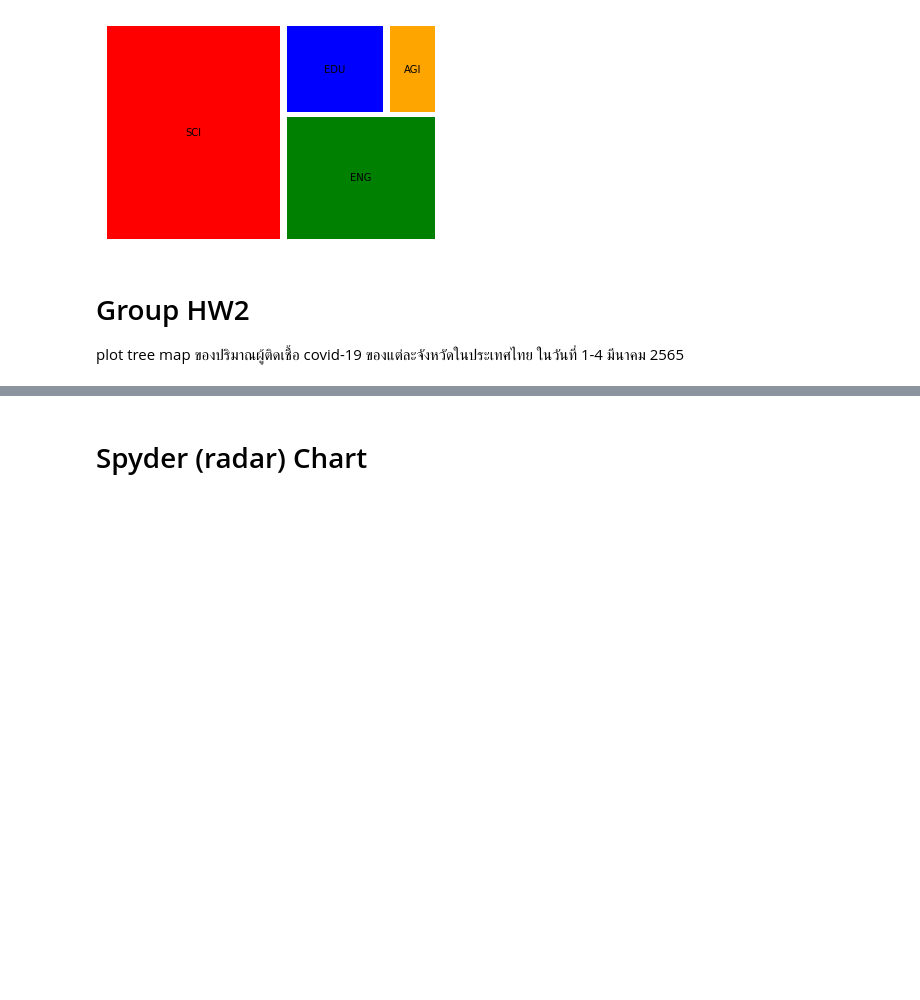
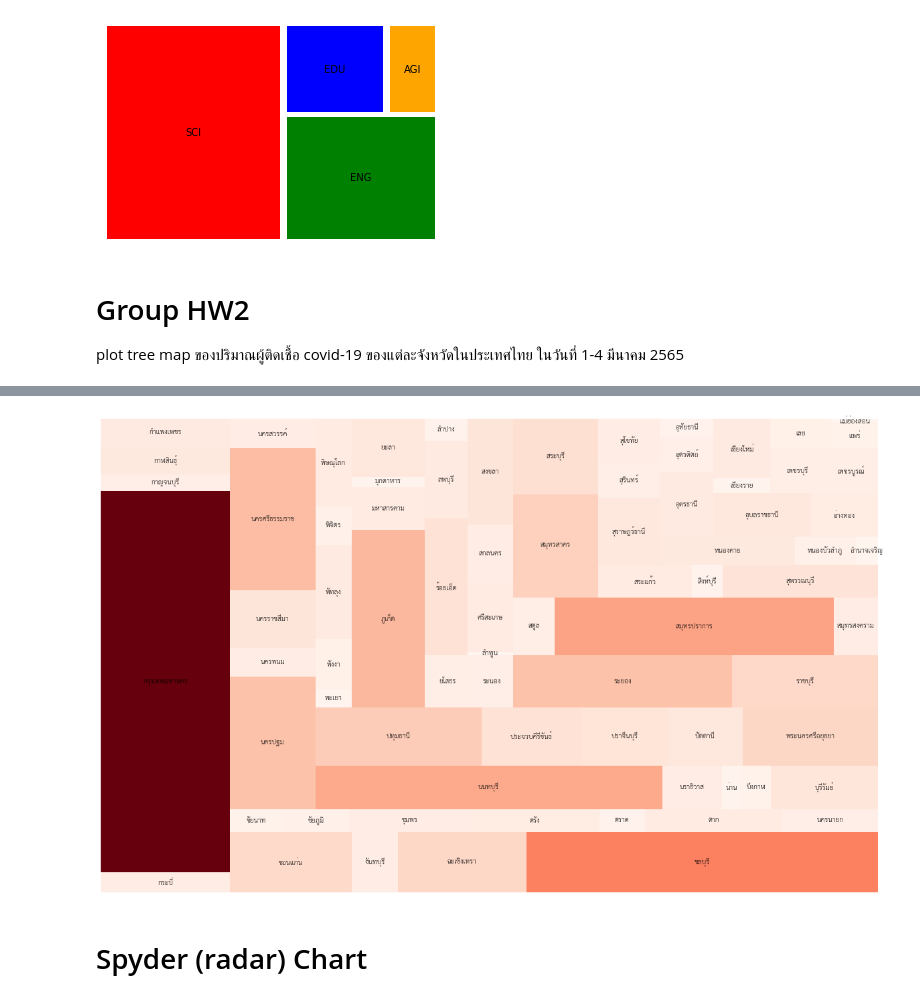
Before and after one commit to jittakorn-ch/data_viz_2022, a Jupyter notebook: DataViz04_Data_Comparison_(PCA).ipynb, the cells around one changed output, grey strips where cells are left out. Saved outputs shown, nothing was run; the diff lists cells and outputs as text; code cells hidden in the pictures; blank space fills up the shorter version.

```diff
--- a/DataViz04_Data_Comparison_(PCA).ipynb
+++ b/DataViz04_Data_Comparison_(PCA).ipynb
@@ -353,3 +563,13 @@ plot tree map ของปริมาณผู้ติดเชื้อ covid
+# %%
+plt.figure(figsize=(20.8,13))   # กำหนดขนาดกราฟ (ยาว,กว้าง)
+
+norm = matplotlib.colors.Normalize(vmin=min(data_group.announce_date), vmax=max(data_group.announce_date))
+colors = [matplotlib.cm.Reds(norm(value)) for value in data_group.announce_date]
+
+squarify.plot(data_group['No.'], label=data_group['province_of_onset'], color=colors)
+plt.axis('off');    # ปิดแกน
+# %% [output]
+[figure, added]
 # %% [markdown]
 # Spyder (radar) Chart
 # %%
```
Also changed, not shown: parts of 36 cells of this notebook.
